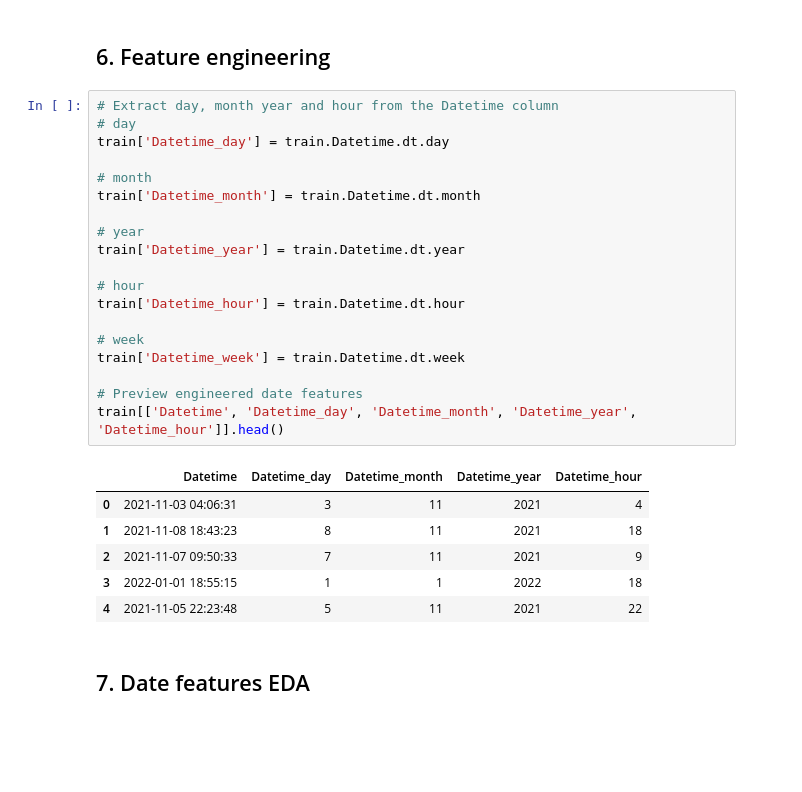
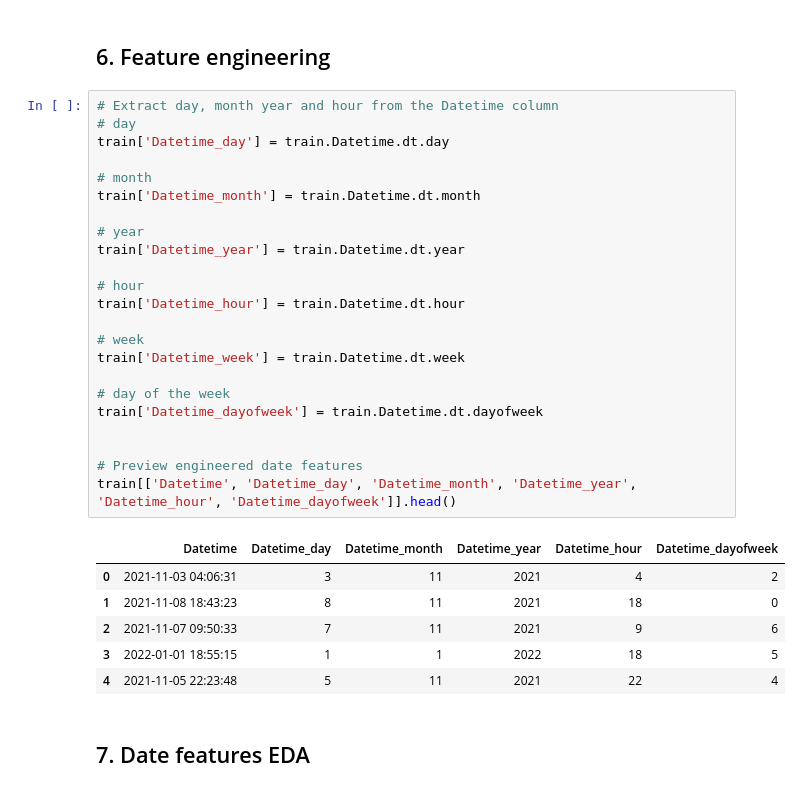
Before and after one commit to JONNY-ME/UmojaHackAfrica2022-FAQSC, a Jupyter notebook: Airqo_StarterNotebook.ipynb, the cells around one changed output. Saved outputs shown, nothing was run; the diff lists cells and outputs as text; blank space fills up the shorter version.

```diff
--- a/Airqo_StarterNotebook.ipynb
+++ b/Airqo_StarterNotebook.ipynb
@@ -187,29 +187,33 @@ Suggestions on how to handle outliers:
 # %%
 # Extract day, month year and hour from the Datetime column
 # day
 train['Datetime_day'] = train.Datetime.dt.day
 
 # month
 train['Datetime_month'] = train.Datetime.dt.month
 
 # year
 train['Datetime_year'] = train.Datetime.dt.year
 
 # hour
 train['Datetime_hour'] = train.Datetime.dt.hour
 
 # week
 train['Datetime_week'] = train.Datetime.dt.week
 
+# day of the week
+train['Datetime_dayofweek'] = train.Datetime.dt.dayofweek
+
+
 # Preview engineered date features
-train[['Datetime', 'Datetime_day', 'Datetime_month', 'Datetime_year', 'Datetime_hour']].head()
+train[['Datetime', 'Datetime_day', 'Datetime_month', 'Datetime_year', 'Datetime_hour', 'Datetime_dayofweek']].head()
 # %% [output]
-|  | Datetime | Datetime_day | Datetime_month | Datetime_year | Datetime_hour |
-| 0 | 2021-11-03 04:06:31 | 3 | 11 | 2021 | 4 |
-| 1 | 2021-11-08 18:43:23 | 8 | 11 | 2021 | 18 |
-| 2 | 2021-11-07 09:50:33 | 7 | 11 | 2021 | 9 |
-| 3 | 2022-01-01 18:55:15 | 1 | 1 | 2022 | 18 |
-| 4 | 2021-11-05 22:23:48 | 5 | 11 | 2021 | 22 |
+|  | Datetime | Datetime_day | Datetime_month | Datetime_year | Datetime_hour | Datetime_dayofweek |
+| 0 | 2021-11-03 04:06:31 | 3 | 11 | 2021 | 4 | 2 |
+| 1 | 2021-11-08 18:43:23 | 8 | 11 | 2021 | 18 | 0 |
+| 2 | 2021-11-07 09:50:33 | 7 | 11 | 2021 | 9 | 6 |
+| 3 | 2022-01-01 18:55:15 | 1 | 1 | 2022 | 18 | 5 |
+| 4 | 2021-11-05 22:23:48 | 5 | 11 | 2021 | 22 | 4 |
 # %% [markdown]
 <a name="Dates"></a>
 ## 7. Date features EDA
```
Also changed, not shown: parts of 20 cells of this notebook, 1 other file.
